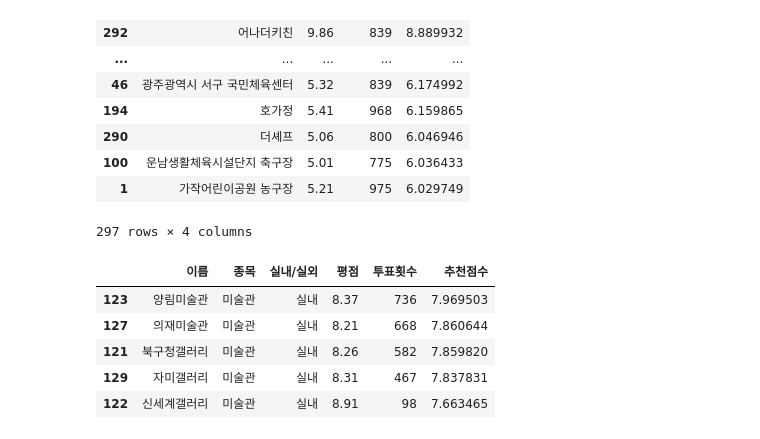
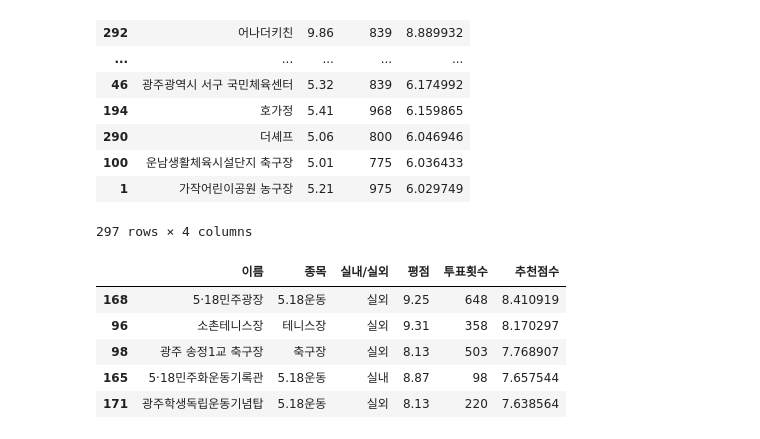
Before and after one commit to oocheol/Health_Find, a Jupyter notebook: Model.ipynb, the cells around one changed output. Drawn from its saved outputs; the diff is of its cells as text; code cells hidden in the pictures.

```diff
--- a/Model.ipynb
+++ b/Model.ipynb
@@ -262,23 +253,24 @@ df_test[['이름', '평점', '투표횟수', '추천점수']].sort_values(
 # %%
 # 새롭게 정의된 평점 기준에 따라 기존 find_sim_experience 함수를 변경
 def find_sim_experience(df_test, sorted_ind, title_name, top_n=5):
   title_exp = df_test[df_test['이름'] == title_name]
   title_index = title_exp.index.values
 
   sim_index = sorted_ind[title_index, :top_n*3]
   sim_index = sim_index.reshape(-1)
 
   sim_index = sim_index[sim_index != title_index]
 
   return df_test.iloc[sim_index].sort_values(
     '추천점수', ascending=False)[:top_n]
 
-sim_exp = find_sim_experience(df_test, genre_sim_sorted_ind, '일곡갤러리')
+
+sim_exp = find_sim_experience(df_test, genre_sim_sorted_ind, '광주학생독립운동기념관')
 sim_exp[['이름', '종목', '실내/실외', '평점', '투표횟수', '추천점수']]
 # %% [output]
 |  | 이름 | 종목 | 실내/실외 | 평점 | 투표횟수 | 추천점수 |
-| 123 | 양림미술관 | 미술관 | 실내 | 8.37 | 736 | 7.969503 |
-| 127 | 의재미술관 | 미술관 | 실내 | 8.21 | 668 | 7.860644 |
-| 121 | 북구청갤러리 | 미술관 | 실내 | 8.26 | 582 | 7.859820 |
-| 129 | 자미갤러리 | 미술관 | 실내 | 8.31 | 467 | 7.837831 |
-| 122 | 신세계갤러리 | 미술관 | 실내 | 8.91 | 98 | 7.663465 |
+| 168 | 5·18민주광장 | 5.18운동 | 실외 | 9.25 | 648 | 8.410919 |
+| 96 | 소촌테니스장 | 테니스장 | 실외 | 9.31 | 358 | 8.170297 |
+| 98 | 광주 송정1교 축구장 | 축구장 | 실외 | 8.13 | 503 | 7.768907 |
+| 165 | 5·18민주화운동기록관 | 5.18운동 | 실내 | 8.87 | 98 | 7.657544 |
+| 171 | 광주학생독립운동기념탑 | 5.18운동 | 실외 | 8.13 | 220 | 7.638564 |
```
Also changed, not shown: parts of 6 cells of this notebook, 1 other file.
